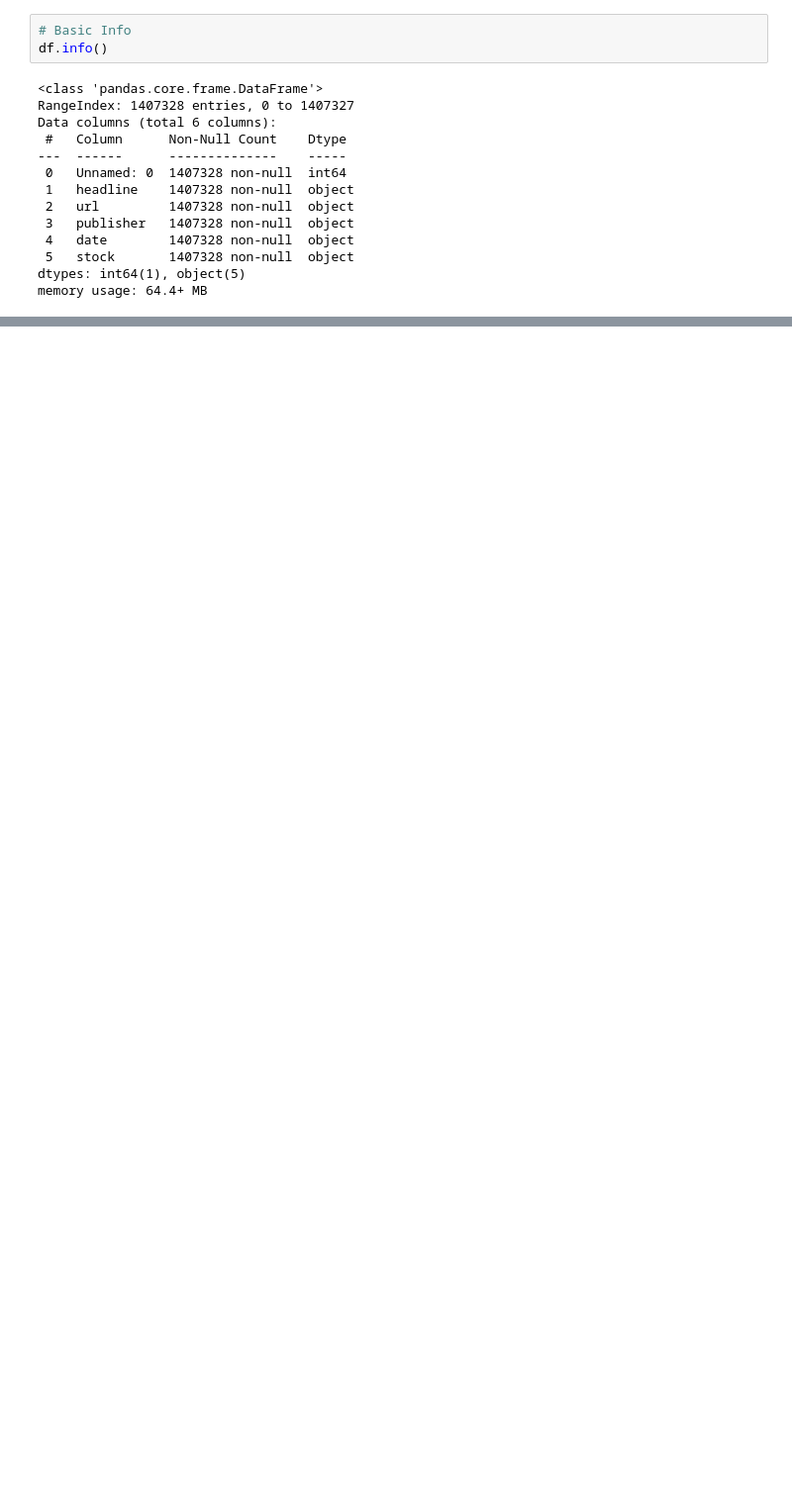
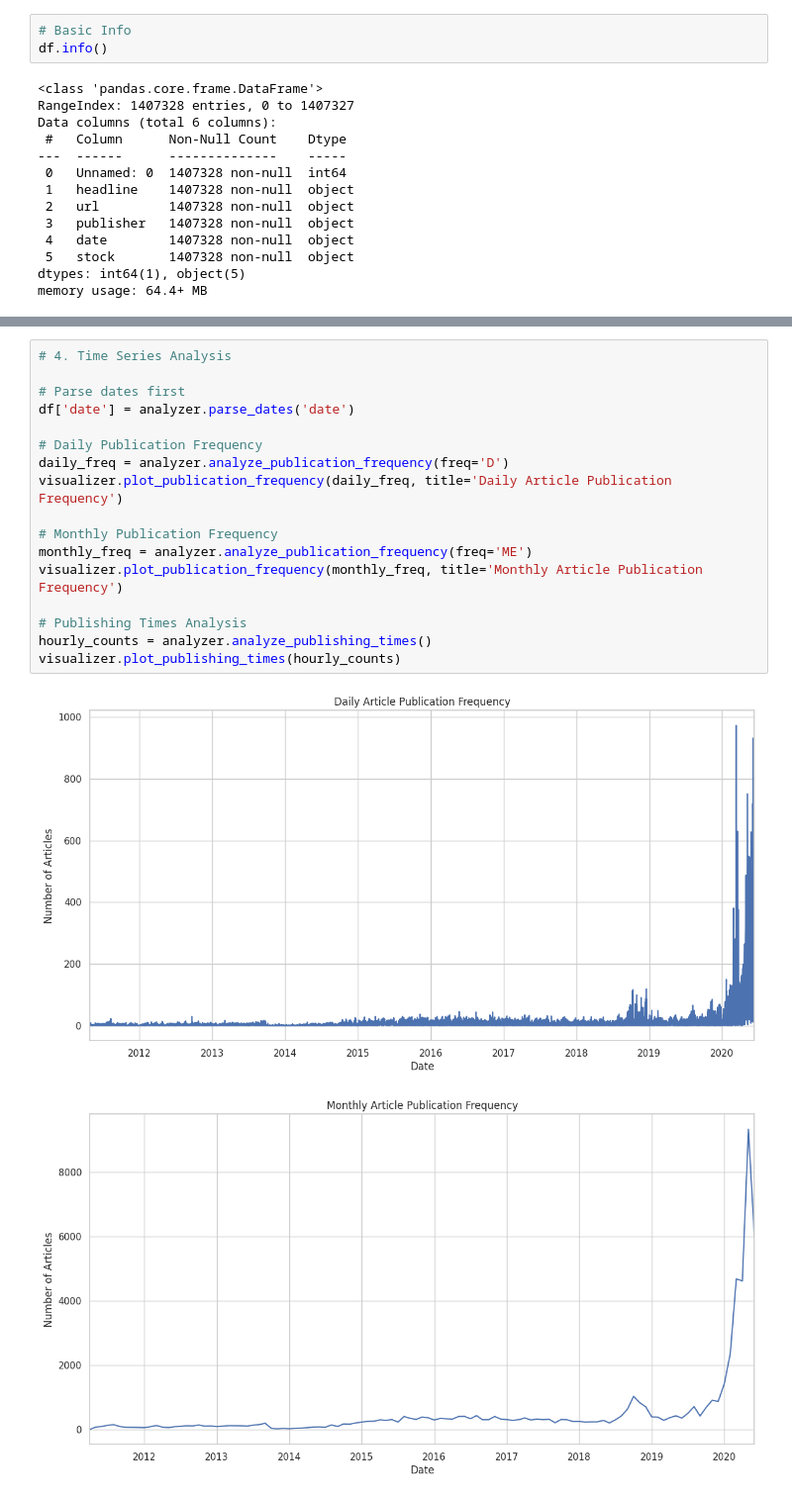
Before and after one commit to estif0/news-sentiment-price-prediction, a Jupyter notebook: notebooks/01_eda_news.ipynb, the cells around one changed output, grey strips where cells are left out. Shown at 99% size. Cells and saved outputs as stored; diff of their text form; blank space fills up the shorter version.

```diff
--- a/notebooks/01_eda_news.ipynb
+++ b/notebooks/01_eda_news.ipynb
@@ -55,0 +98,20 @@ memory usage: 64.4+ MB
+# %%
+# 4. Time Series Analysis
+
+# Parse dates first
+df['date'] = analyzer.parse_dates('date')
+
+# Daily Publication Frequency
+daily_freq = analyzer.analyze_publication_frequency(freq='D')
+visualizer.plot_publication_frequency(daily_freq, title='Daily Article Publication Frequency')
+
+# Monthly Publication Frequency
+monthly_freq = analyzer.analyze_publication_frequency(freq='ME')
+visualizer.plot_publication_frequency(monthly_freq, title='Monthly Article Publication Frequency')
+
+# Publishing Times Analysis
+hourly_counts = analyzer.analyze_publishing_times()
+visualizer.plot_publishing_times(hourly_counts)
+# %% [output]
+[figure, added]
+[figure, added]
```
Also changed, not shown: parts of 5 cells of this notebook, 3 other files.
